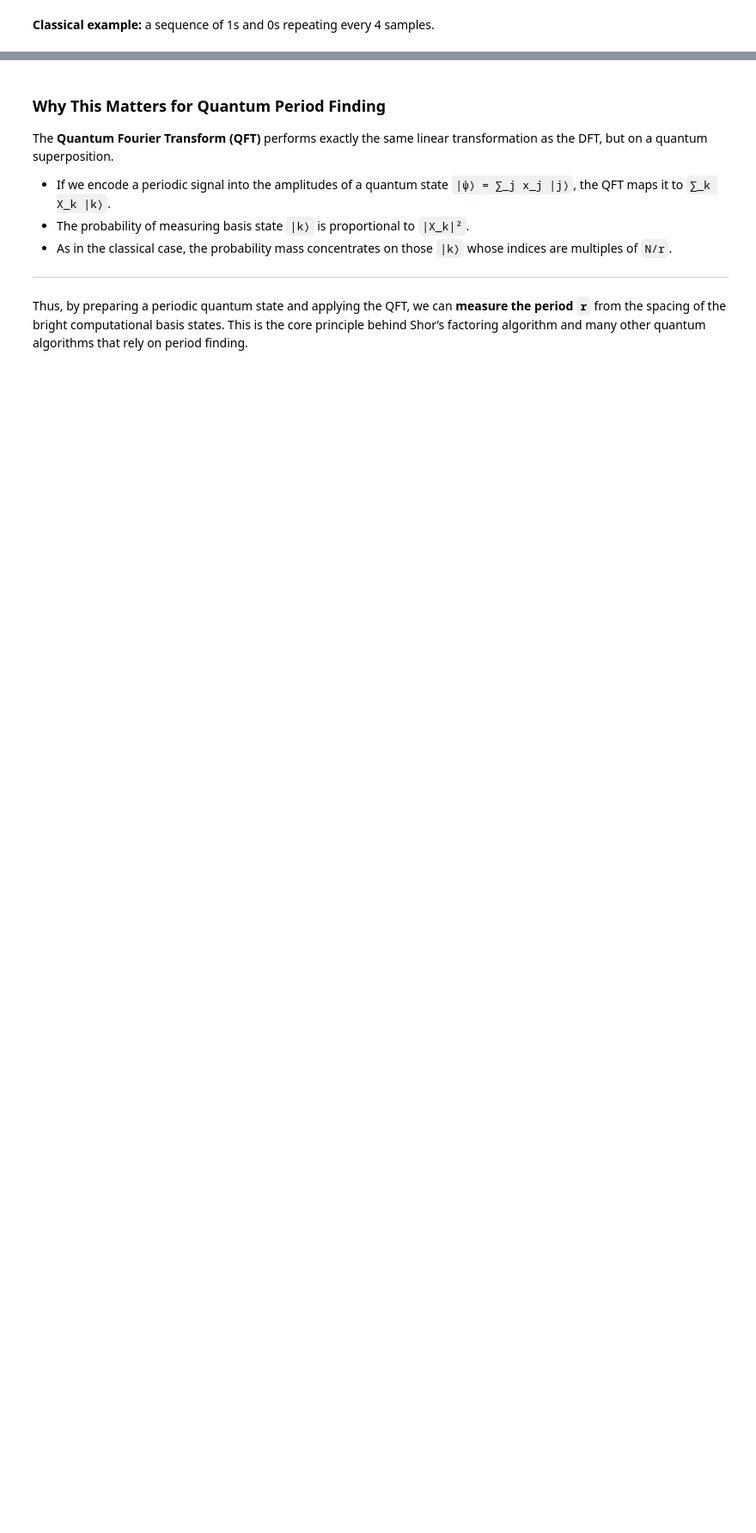
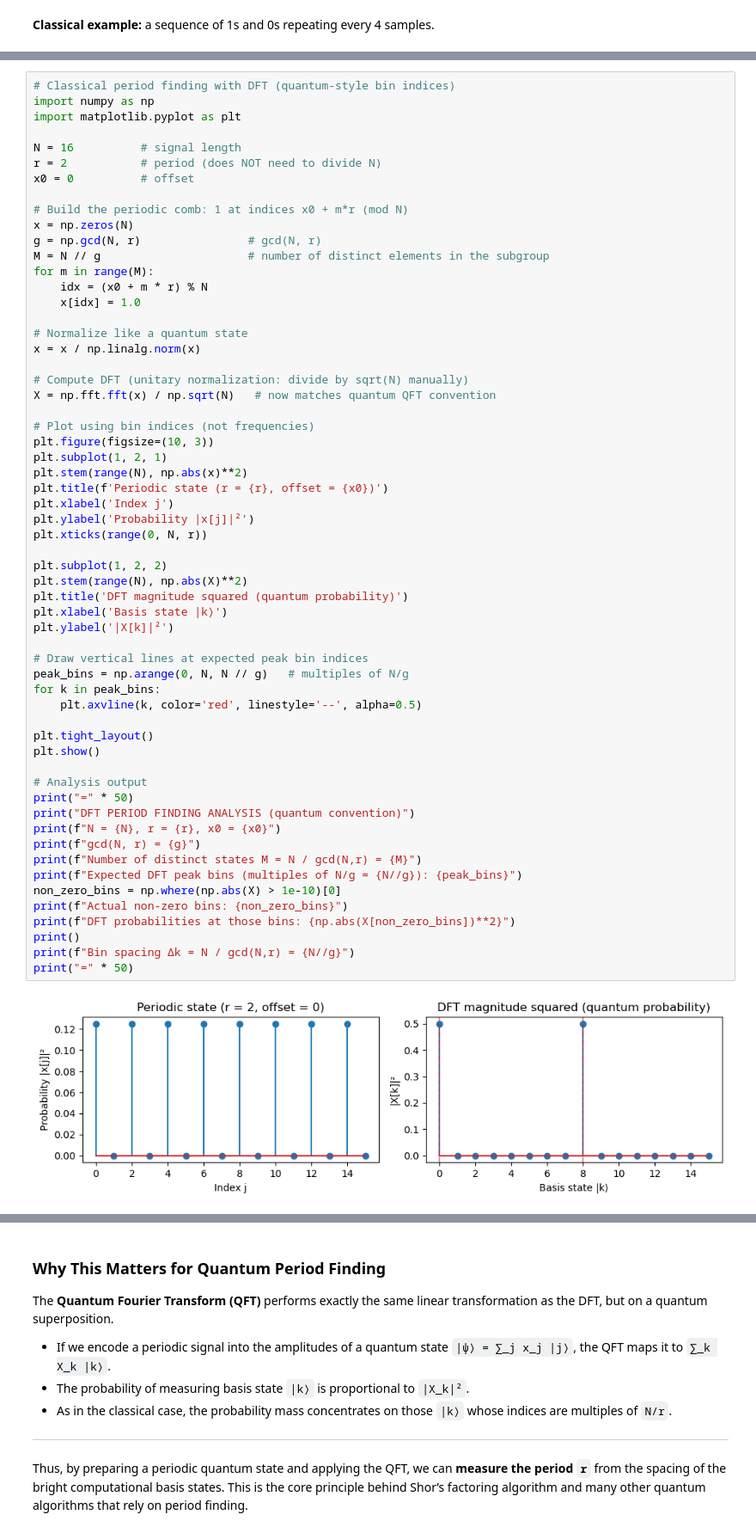
Before and after one commit to adaskin/intro-to-quantum-computing-course, a Jupyter notebook: lecture6-period-finding-factoring/lecture6b-qft.ipynb, the cells around one changed output, grey strips where cells are left out. Shown at 86% size. Saved outputs shown, nothing was run; the diff lists cells and outputs as text; blank space fills up the shorter version.

```diff
--- a/lecture6-period-finding-factoring/lecture6b-qft.ipynb
+++ b/lecture6-period-finding-factoring/lecture6b-qft.ipynb
@@ -209,3 +209,64 @@ DFT probabilities at those bins: [0.5 0.5]
 Bin spacing Δk = N / gcd(N,r) = 8
 Frequency spacing Δf = gcd(N,r) / N = 0.125 cycles/sample
 ==================================================
+# %%
+# Classical period finding with DFT (quantum‑style bin indices)
+import numpy as np
+import matplotlib.pyplot as plt
+
+N = 16          # signal length
+r = 2           # period (does NOT need to divide N)
+x0 = 0          # offset
+
+# Build the periodic comb: 1 at indices x0 + m*r (mod N)
+x = np.zeros(N)
+g = np.gcd(N, r)                # gcd(N, r)
+M = N // g                      # number of distinct elements in the subgroup
+for m in range(M):
+    idx = (x0 + m * r) % N
+    x[idx] = 1.0
+
+# Normalize like a quantum state
+x = x / np.linalg.norm(x)
+
+# Compute DFT (unitary normalization: divide by sqrt(N) manually)
+X = np.fft.fft(x) / np.sqrt(N)   # now matches quantum QFT convention
+
+# Plot using bin indices (not frequencies)
+plt.figure(figsize=(10, 3))
+plt.subplot(1, 2, 1)
+plt.stem(range(N), np.abs(x)**2)
+plt.title(f'Periodic state (r = {r}, offset = {x0})')
+plt.xlabel('Index j')
+plt.ylabel('Probability |x[j]|²')
+plt.xticks(range(0, N, r))
+
+plt.subplot(1, 2, 2)
+plt.stem(range(N), np.abs(X)**2)
+plt.title('DFT magnitude squared (quantum probability)')
+plt.xlabel('Basis state |k⟩')
+plt.ylabel('|X[k]|²')
+
+# Draw vertical lines at expected peak bin indices
+peak_bins = np.arange(0, N, N // g)   # multiples of N/g
+for k in peak_bins:
+    plt.axvline(k, color='red', linestyle='--', alpha=0.5)
+
+plt.tight_layout()
+plt.show()
+
+# Analysis output
+print("=" * 50)
+print("DFT PERIOD FINDING ANALYSIS (quantum convention)")
+print(f"N = {N}, r = {r}, x0 = {x0}")
+print(f"gcd(N, r) = {g}")
+print(f"Number of distinct states M = N / gcd(N,r) = {M}")
+print(f"Expected DFT peak bins (multiples of N/g = {N//g}): {peak_bins}")
+non_zero_bins = np.where(np.abs(X) > 1e-10)[0]
+print(f"Actual non‑zero bins: {non_zero_bins}")
+print(f"DFT probabilities at those bins: {np.abs(X[non_zero_bins])**2}")
+print()
+print(f"Bin spacing Δk = N / gcd(N,r) = {N//g}")
+print("=" * 50)
+# %% [output]
+[figure, added]
```
Also changed, not shown: parts of 2 cells of this notebook.
